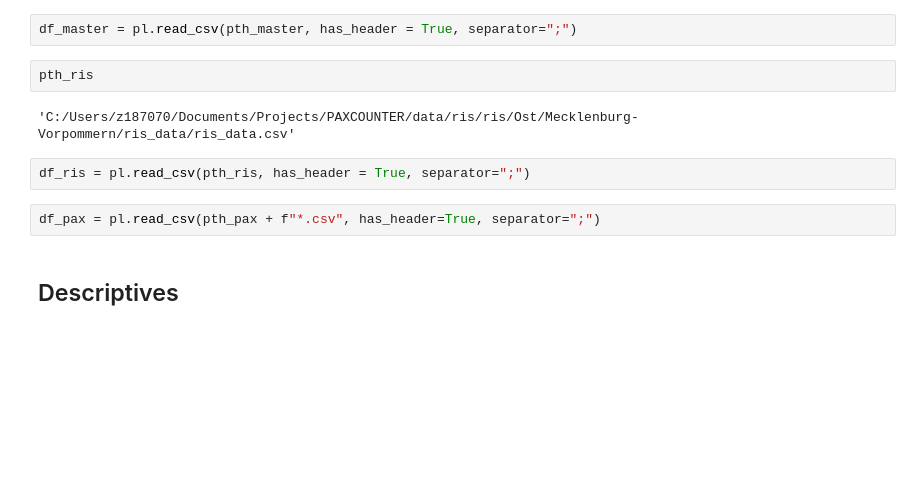
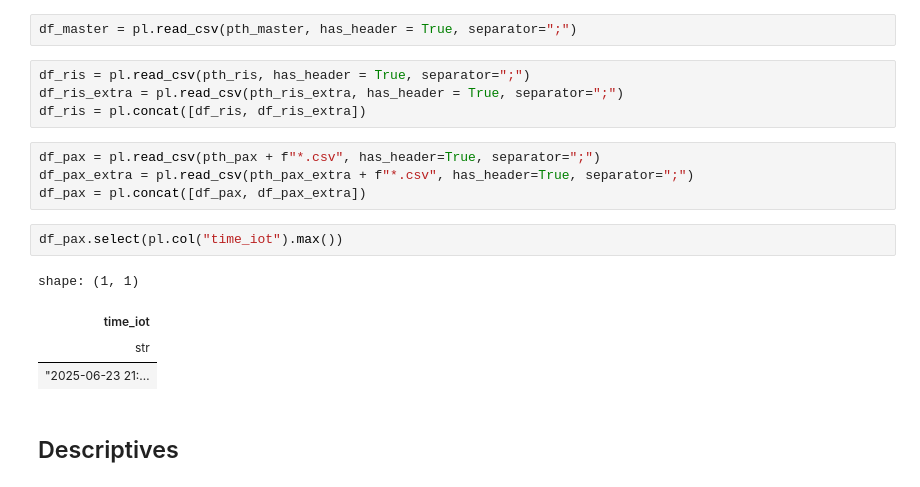
Before and after one commit to OpenRail-Playground/stations-of-sorrow, a Jupyter notebook: data_prep/playground.ipynb, the cells around one changed output. Saved outputs shown, nothing was run; the diff lists cells and outputs as text; blank space fills up the shorter version.

```diff
--- a/data_prep/playground.ipynb
+++ b/data_prep/playground.ipynb
@@ -19,14 +22,21 @@ pth_pax = pth_data + f"pax/pax/{region_name}/{mngmt_name}/"
 ## Load data
 # %%
 df_master = pl.read_csv(pth_master, has_header = True, separator=";")
-# %%
-pth_ris
-# %% [output]
-'C:/Users/z187070/Documents/Projects/PAXCOUNTER/data/ris/ris/Ost/Mecklenburg-Vorpommern/ris_data/ris_data.csv'
 # %%
 df_ris = pl.read_csv(pth_ris, has_header = True, separator=";")
+df_ris_extra = pl.read_csv(pth_ris_extra, has_header = True, separator=";")
+df_ris = pl.concat([df_ris, df_ris_extra])
 # %%
 df_pax = pl.read_csv(pth_pax + f"*.csv", has_header=True, separator=";")
+df_pax_extra = pl.read_csv(pth_pax_extra + f"*.csv", has_header=True, separator=";")
+df_pax = pl.concat([df_pax, df_pax_extra])
+# %%
+df_pax.select(pl.col("time_iot").max())
+# %% [output]
+shape: (1, 1)
+| time_iot |
+| str |
+| "2025-06-23 21:… |
 # %% [markdown]
 ## Descriptives
 # %%
```
Also changed, not shown: parts of 10 cells of this notebook, 3 other files.
